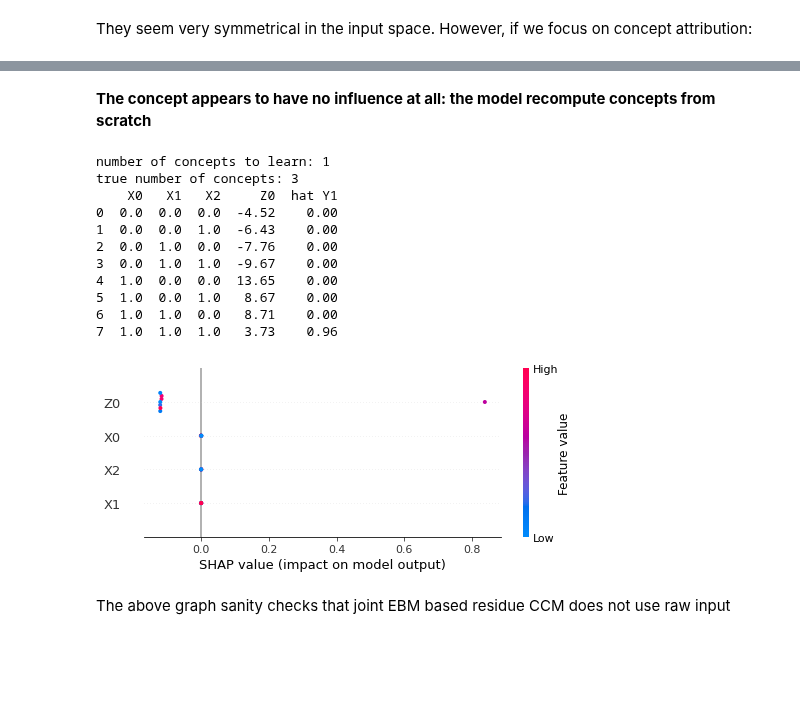
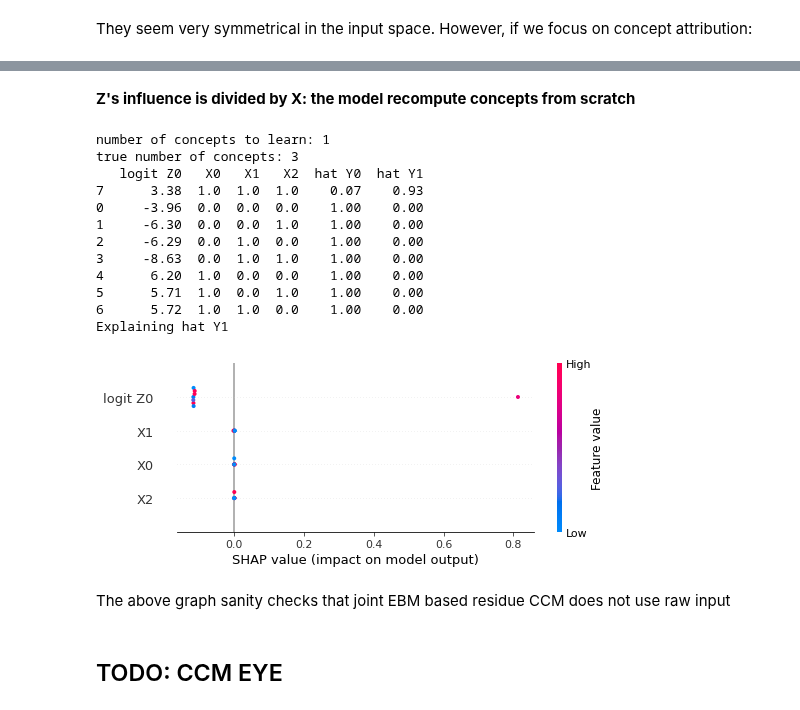
Before and after one commit to nathanwang000/ConceptCredibleModel, a Jupyter notebook: CCM.ipynb, the cells around one changed output, grey strips where cells are left out. Cells and saved outputs as stored; diff of their text form; code cells hidden in the pictures; blank space fills up the shorter version.

```diff
--- a/CCM.ipynb
+++ b/CCM.ipynb
@@ -476,28 +310,34 @@ EBM sequential don't need concept dataset and the classification task to overlap
 It would fail because we know the impact should be the same for $Z_0$ and $Z_1$ and $Z_2$, but we would have observed $Z_0$ have less impact.
 # %%
 def res_CCM(ebm, d, c, X, Y, n_epochs=10, report_every=1, bs=100, plot=True):
-    '''residue CCM: ebm is expert bottleneck model'''
+    '''
+    residue CCM: net_y adds ebm(x) and cbm_res(x)
+    where cbm_res is cbm with not interpretable concepts
+    '''
     c = min(d, c)
     print(f'number of concepts to learn: {c}')
     print(f'true number of concepts: {d}')
 
+    # freeze ebm (don't require grad) so that it does not train
+    ebm.eval()
+    dfs_freeze(ebm)
+
     # additional channel to fit residue
     # classification problem: pure residue does not work b/c y is not continous (cannot test acc)
     # we need to fit to the logit
-    net_res = MLP([d, d * 2, 2])
-    ebm.eval()
-    dfs_freeze(ebm) # freeze parameter should be faster?
-    net = AdditionNet(ebm, net_res)
+    cbm_res = CBM(LambdaNet(lambda x: x), MLP([d, d * 2, 2]))
+    net_y = LambdaNet(lambda c, not_c: ebm.net_y(c) + cbm_res.net_y(not_c))
+    net = CCM(ebm.net_c, cbm_res.net_c, net_y)
 
     # train
-    opt = optim.Adam(net_res.parameters())
+    opt = optim.Adam(cbm_res.parameters())
     log = train(net,
-                DataLoader(TensorDataset(X, Y)),
+                DataLoader(TensorDataset(X, Y), batch_size=bs),
                 opt, n_epochs=n_epochs, report_every=report_every)
     if plot: plot_log(log)
     return net
 
-ccm_res = res_CCM(copy.deepcopy(ebm_ind), d, c, X, Y, n_epochs=5, report_every=1) #n_epochs//10)
+ccm_res = res_CCM(copy.deepcopy(ebm_ind), d, c, X, Y, n_epochs=n_epochs, report_every=n_epochs//10)
 # %% [output]
 number of concepts to learn: 1
 true number of concepts: 3
@@ -595,20 +389,23 @@ shap_ccm_res(ccm_res, shap_x, bs, c)
 # %% [markdown]
-**The concept appears to have no influence at all: the model recompute concepts from scratch**
+**Z's influence is divided by X: the model recompute concepts from scratch**
 # %%
 ccm_res_joint = res_CCM(copy.deepcopy(ebm_joint), d, c, X, Y, n_epochs=0, report_every=1, plot=False) #n_epochs//10)
-shap_ccm_res(ccm_res_joint, shap_x, bs, c)
+shap_ccm_c(ccm_res_joint, shap_x, bs, not_c_name='X', output_idx=1, c_name='logit Z')
 # %% [output]
 number of concepts to learn: 1
 true number of concepts: 3
-    X0   X1   X2     Z0  hat Y1
-0  0.0  0.0  0.0  -4.52    0.00
-1  0.0  0.0  1.0  -6.43    0.00
-2  0.0  1.0  0.0  -7.76    0.00
-3  0.0  1.0  1.0  -9.67    0.00
-4  1.0  0.0  0.0  13.65    0.00
-5  1.0  0.0  1.0   8.67    0.00
-6  1.0  1.0  0.0   8.71    0.00
-7  1.0  1.0  1.0   3.73    0.96
+   logit Z0   X0   X1   X2  hat Y0  hat Y1
+7      3.38  1.0  1.0  1.0    0.07    0.93
+0     -3.96  0.0  0.0  0.0    1.00    0.00
+1     -6.30  0.0  0.0  1.0    1.00    0.00
+2     -6.29  0.0  1.0  0.0    1.00    0.00
+3     -8.63  0.0  1.0  1.0    1.00    0.00
+4      6.20  1.0  0.0  0.0    1.00    0.00
+5      5.71  1.0  0.0  1.0    1.00    0.00
+6      5.72  1.0  1.0  0.0    1.00    0.00
+Explaining hat Y1
-[figure, old version]
+[figure, new version]
 # %% [markdown]
 The above graph sanity checks that joint EBM based residue CCM does not use raw input
+# %% [markdown]
+## TODO: CCM EYE
```
Also changed, not shown: parts of 21 cells of this notebook, 4 other files.
